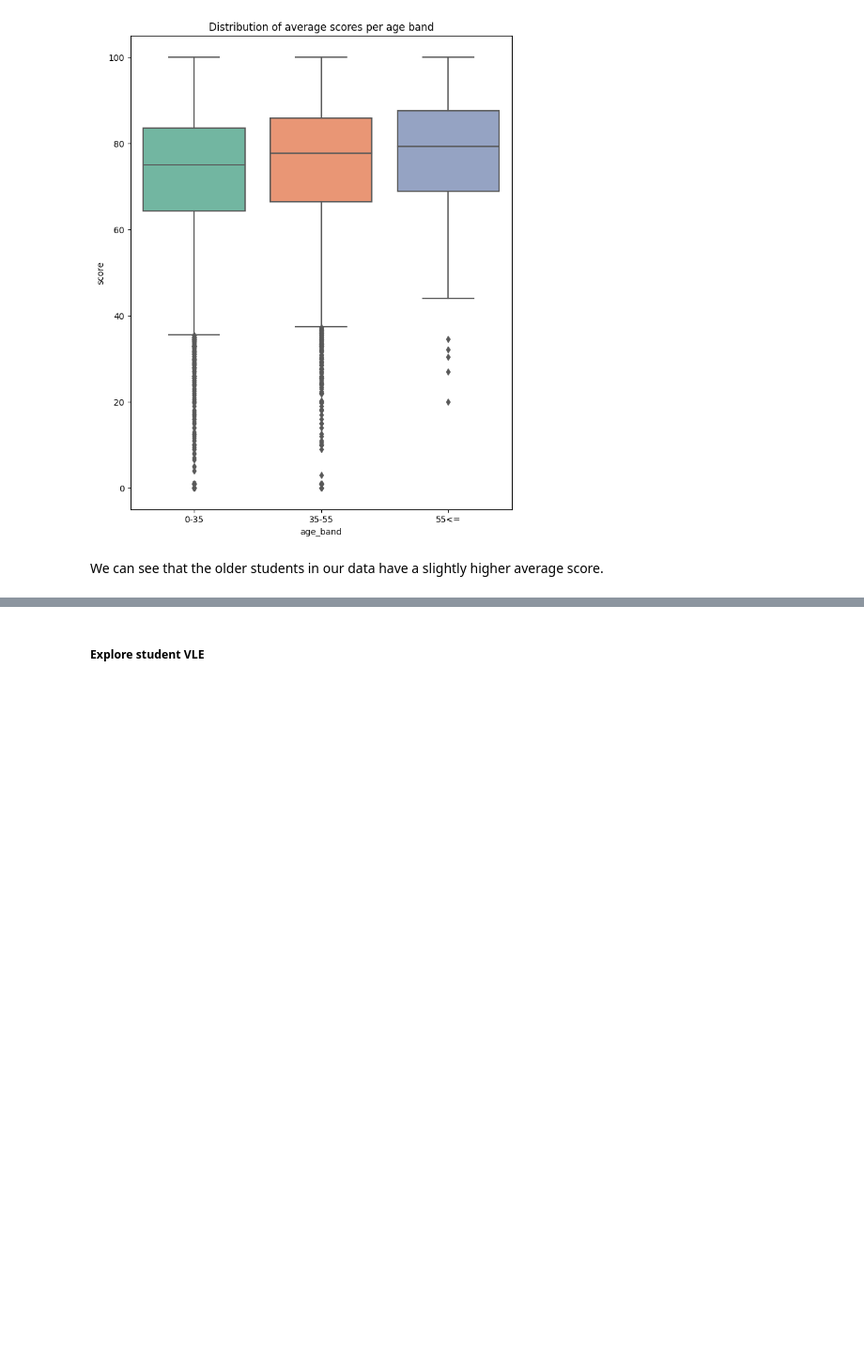
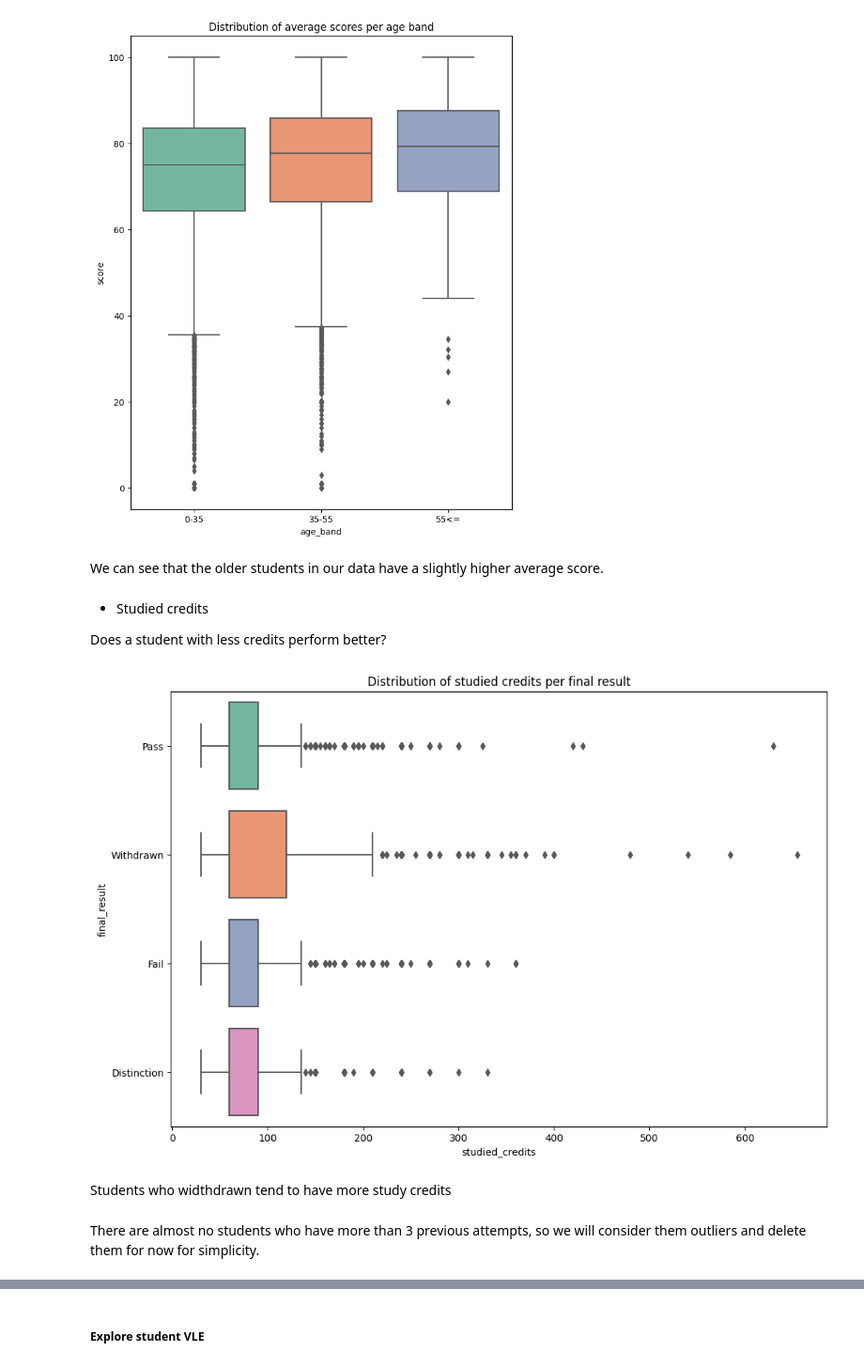
Before and after one commit to randmon/ucll_ti_data_and_ai_group_assignments, a Jupyter notebook: Assignment 2/assignment2.ipynb, the cells around one changed output, grey strips where cells are left out. Shown at 94% size. Drawn from its saved outputs; the diff is of its cells as text; code cells hidden in the pictures; blank space fills up the shorter version.

```diff
--- a/Assignment 2/assignment2.ipynb
+++ b/Assignment 2/assignment2.ipynb
@@ -792,3 +828,16 @@ sns.boxplot(data=student_average_scores[student_average_scores['age_band'] != 'U
 [figure]
 # %% [markdown]
 We can see that the older students in our data have a slightly higher average score.
+# %% [markdown]
+- Studied credits
+
+Does a student with less credits perform better?
+# %%
+student_credits_info = student_info_df[student_info_df.columns[student_info_df.columns.isin(["id_student", "studied_credits", "final_result"])]]
+fig, ax = plt.subplots(figsize=(12, 8))
+ax.set_title("Distribution of studied credits per final result")
+sns.boxplot(data=student_credits_info, x='studied_credits', y='final_result', ax=ax, palette="Set2");
+# %% [output]
+[figure, added]
+# %% [markdown]
+Students who widthdrawn tend to have more study credits
@@ -794,0 +851,2 @@ We can see that the older students in our data have a slightly higher average sc
+# %% [markdown]
+There are almost no students who have more than 3 previous attempts, so we will consider them outliers and delete them for now for simplicity.
```
Also changed, not shown: parts of 19 cells of this notebook, 1 other file.
